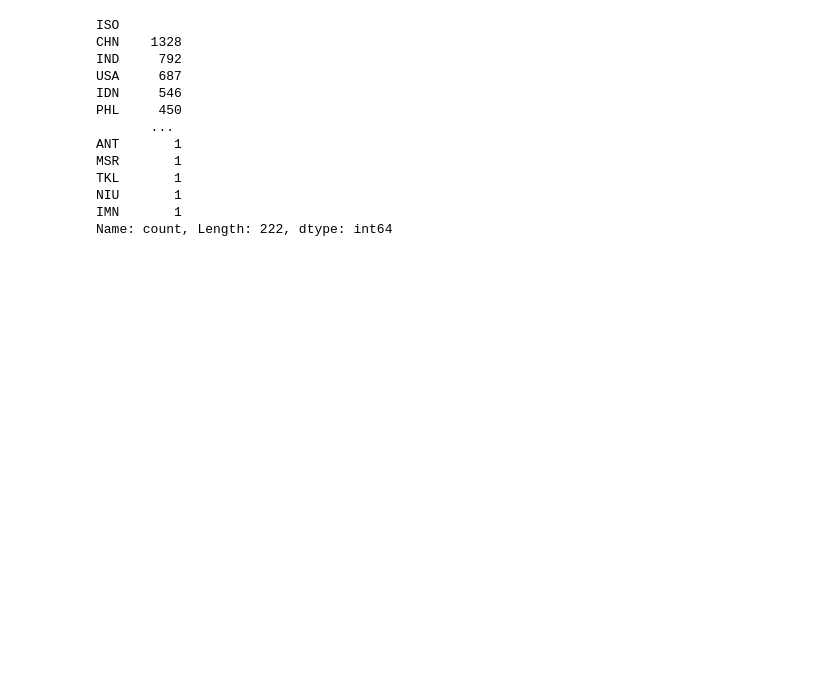
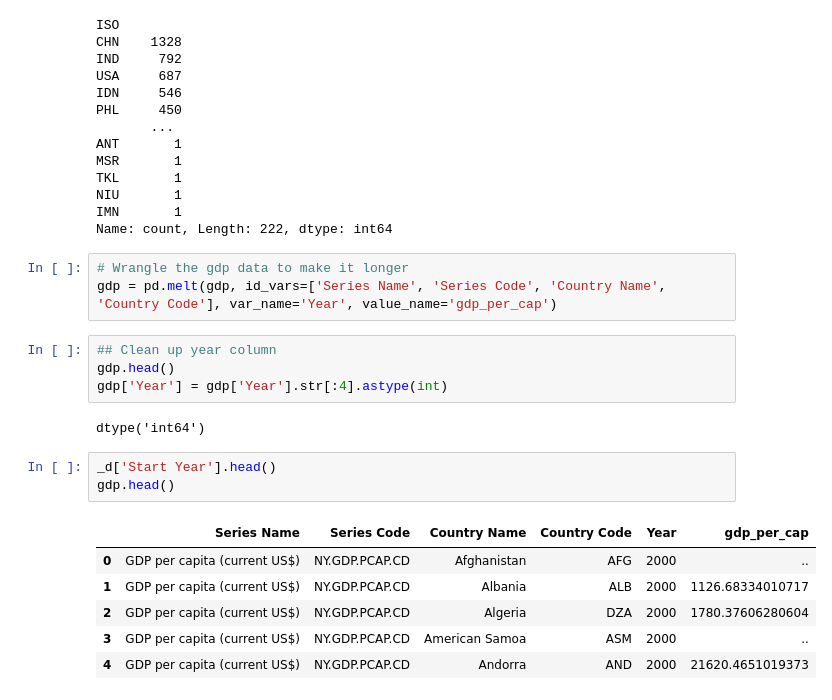
Before and after one commit to harrissamuel/24Spr_-S-Harris-_-disasters-, a Jupyter notebook: Sample_Capstone/code/data_loading/load_data.ipynb, the cells around one changed output. Cells and saved outputs as stored; diff of their text form; blank space fills up the shorter version.

```diff
--- a/Sample_Capstone/code/data_loading/load_data.ipynb
+++ b/Sample_Capstone/code/data_loading/load_data.ipynb
@@ -253,3 +253,22 @@ TKL       1
 NIU       1
 IMN       1
 Name: count, Length: 222, dtype: int64
+# %%
+# Wrangle the gdp data to make it longer
+gdp = pd.melt(gdp, id_vars=['Series Name', 'Series Code', 'Country Name', 'Country Code'], var_name='Year', value_name='gdp_per_cap')
+# %%
+## Clean up year column
+gdp.head()
+gdp['Year'] = gdp['Year'].str[:4].astype(int)
+# %% [output]
+dtype('int64')
+# %%
+_d['Start Year'].head()
+gdp.head()
+# %% [output]
+|  | Series Name | Series Code | Country Name | Country Code | Year | gdp_per_cap |
+| 0 | GDP per capita (current US$) | NY.GDP.PCAP.CD | Afghanistan | AFG | 2000 | .. |
+| 1 | GDP per capita (current US$) | NY.GDP.PCAP.CD | Albania | ALB | 2000 | 1126.68334010717 |
+| 2 | GDP per capita (current US$) | NY.GDP.PCAP.CD | Algeria | DZA | 2000 | 1780.37606280604 |
+| 3 | GDP per capita (current US$) | NY.GDP.PCAP.CD | American Samoa | ASM | 2000 | .. |
+| 4 | GDP per capita (current US$) | NY.GDP.PCAP.CD | Andorra | AND | 2000 | 21620.4651019373 |
```
Also changed, not shown: parts of 5 cells of this notebook, 3 other files.
